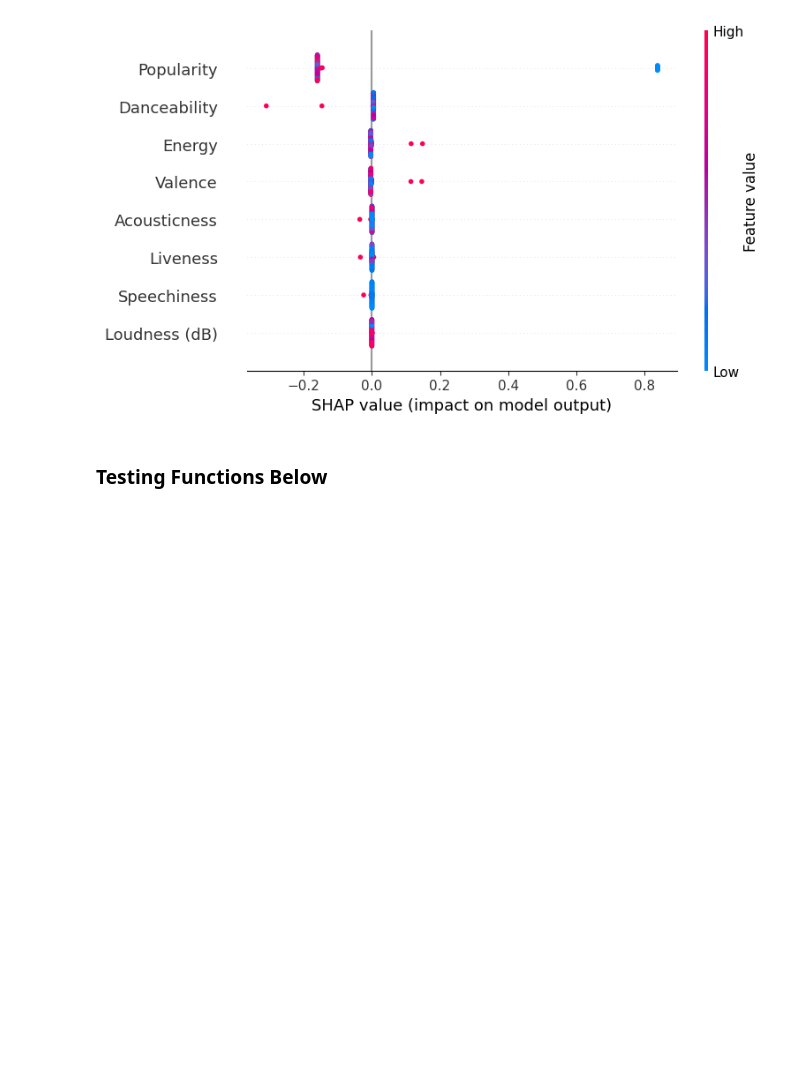
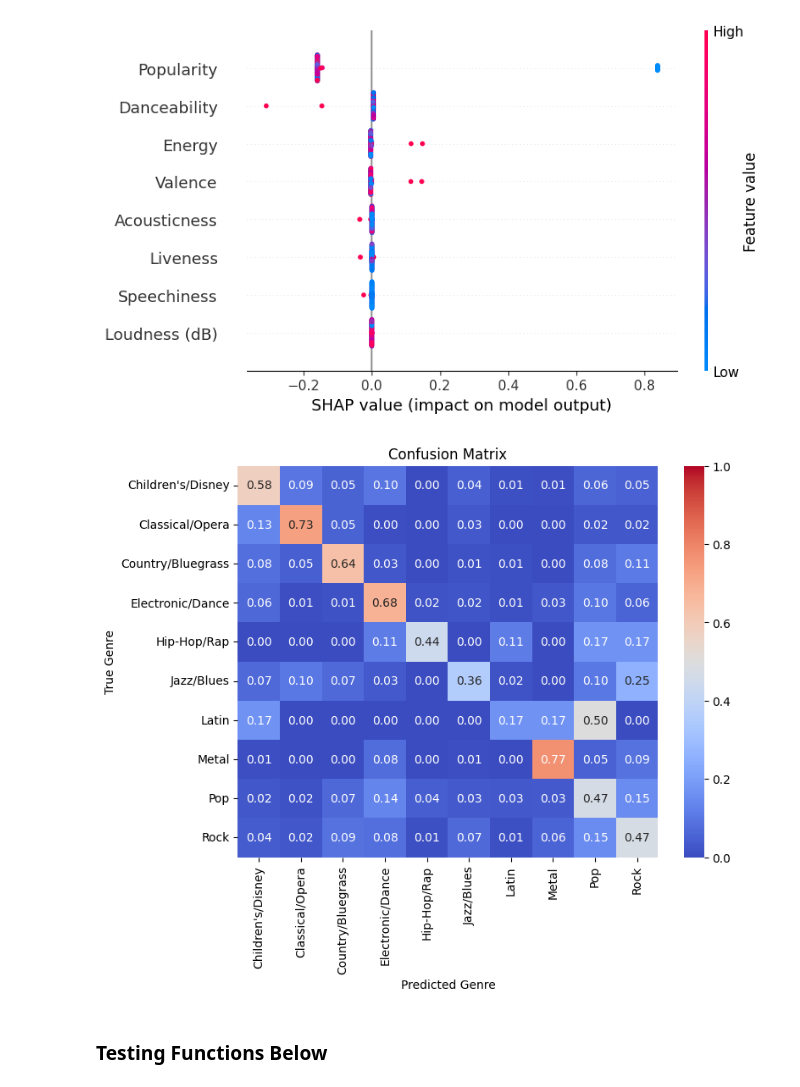
Before and after one commit to uniquedapoet/School-Projects, a Jupyter notebook: INFO_3510/Project2-Genre-Classification/project.ipynb, the cells around one changed output. Saved outputs shown, nothing was run; the diff lists cells and outputs as text; code cells hidden in the pictures; blank space fills up the shorter version.

```diff
--- a/INFO_3510/Project2-Genre-Classification/project.ipynb
+++ b/INFO_3510/Project2-Genre-Classification/project.ipynb
@@ -335,6 +335,38 @@ shap_values = explainer.shap_values(sample_data)
 shap.summary_plot(shap_values, sample_data)
 # %% [output]
 [figure]
+# %%
+from sklearn.metrics import confusion_matrix
+import matplotlib.pyplot as plt
+import seaborn as sns
+
+# Predict the genres of the test set and store the results
+data = pd.read_csv('data/English-Songs.csv', index_col=0)
+model = joblib.load('model/genre_model.pkl')
+predicted_genres = []
+actual_genres = []
+for i,song in enumerate(X_test):
+    prediction = model.predict([song])
+    prediction = label_encoder.inverse_transform(prediction)
+    actual = label_encoder.inverse_transform([y_test[i]])
+    predicted_genres.append(prediction[0])
+    actual_genres.append(actual[0])
+
+genres = sorted(set(predicted_genres + actual_genres))
+cm = confusion_matrix(predicted_genres, actual_genres, labels=genres, normalize='true')
+
+# Convert to a DataFrame for better visualization
+cm_df = pd.DataFrame(cm, index=genres, columns=genres)
+
+# Plot the heatmap
+plt.figure(figsize=(8, 6))
+sns.heatmap(cm_df, annot=True, fmt=".2f", cmap="coolwarm", cbar=True, vmax=1.0, vmin=0.0)
+plt.title("Confusion Matrix")
+plt.xlabel("Predicted Genre")
+plt.ylabel("True Genre")
+plt.show()
+# %% [output]
+[figure, added]
 # %% [markdown]
 ### Testing Functions Below
 # %%
```
Also changed, not shown: 5 other files.
